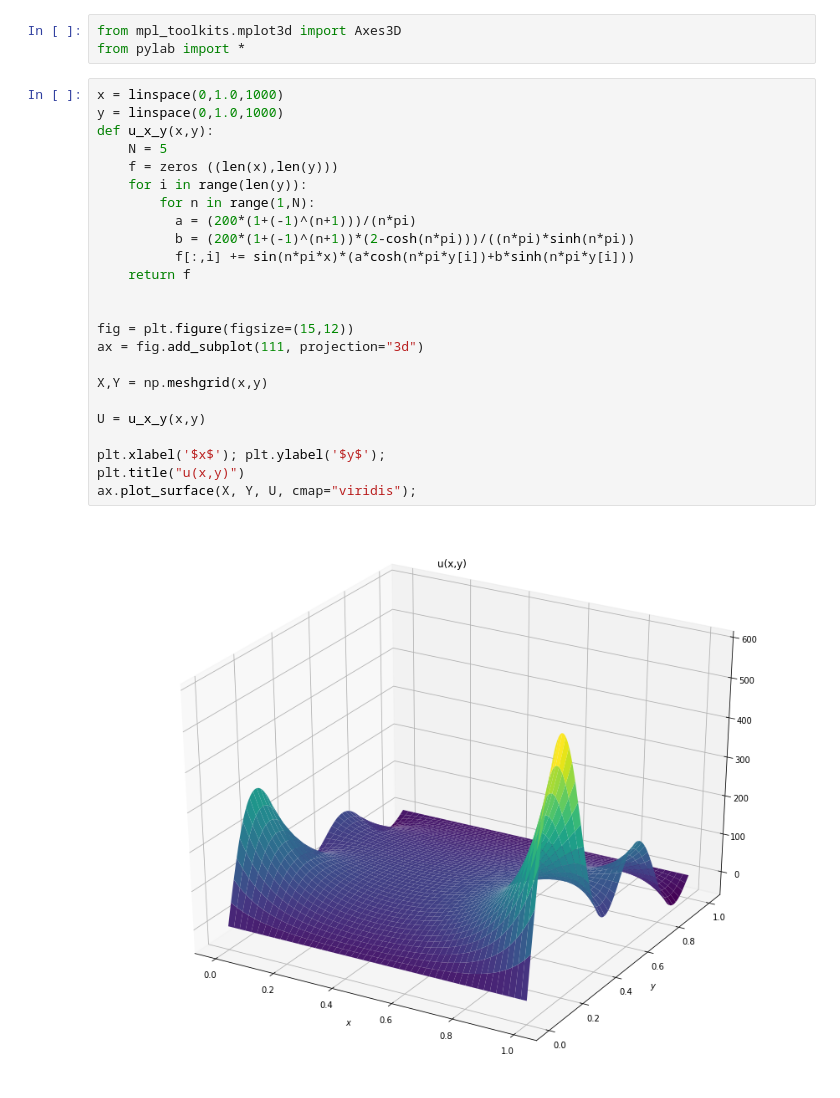
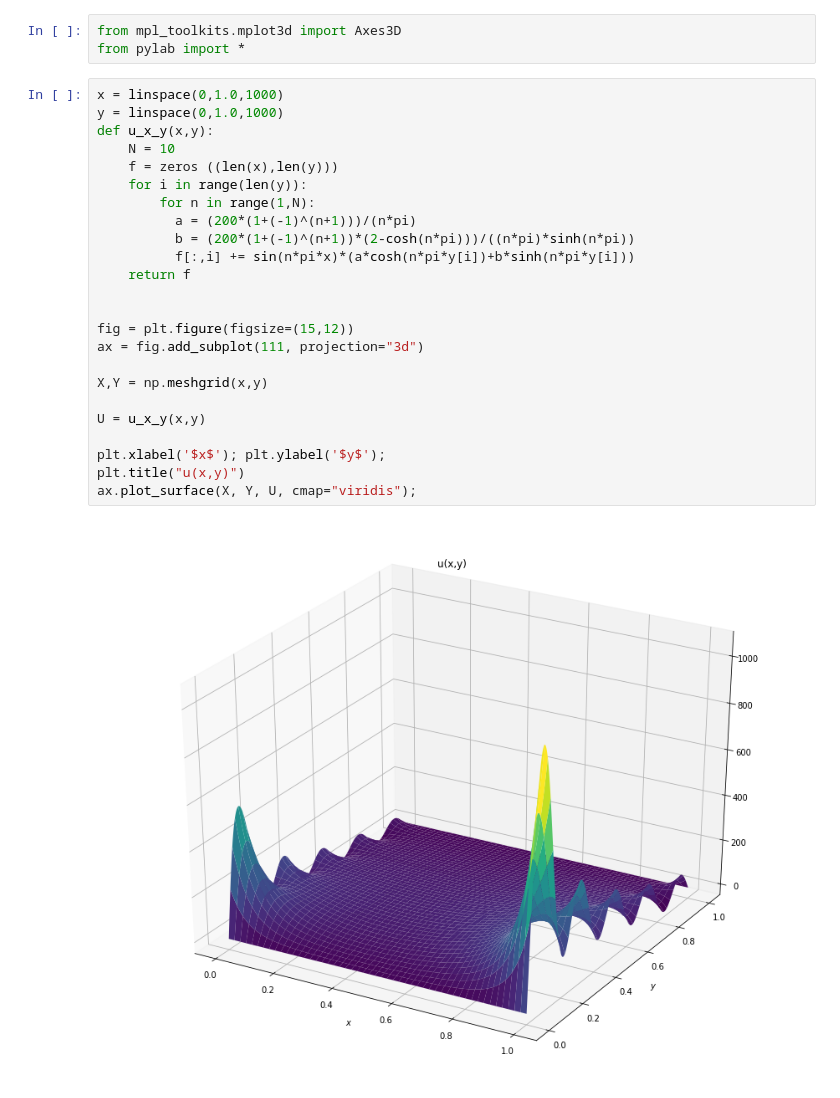
Before and after one commit to Samuelcarbajal/EDP, a Jupyter notebook: Ejercicio_1_Dirichlet_Carbajal_Mares_Samuel.ipynb, the cells around one changed output. Cells and saved outputs as stored; diff of their text form.

```diff
--- a/Ejercicio_1_Dirichlet_Carbajal_Mares_Samuel.ipynb
+++ b/Ejercicio_1_Dirichlet_Carbajal_Mares_Samuel.ipynb
@@ -21,26 +21,26 @@ from pylab import *
 # %%
 x = linspace(0,1.0,1000)
 y = linspace(0,1.0,1000)
 def u_x_y(x,y):
-    N = 5
+    N = 10
     f = zeros ((len(x),len(y)))
     for i in range(len(y)):
         for n in range(1,N):
           a = (200*(1+(-1)^(n+1)))/(n*pi)
           b = (200*(1+(-1)^(n+1))*(2-cosh(n*pi)))/((n*pi)*sinh(n*pi))
           f[:,i] += sin(n*pi*x)*(a*cosh(n*pi*y[i])+b*sinh(n*pi*y[i]))
     return f
 
 
 fig = plt.figure(figsize=(15,12))
 ax = fig.add_subplot(111, projection="3d")
 
 X,Y = np.meshgrid(x,y)
 
 U = u_x_y(x,y)
 
 plt.xlabel('$x$'); plt.ylabel('$y$');
 plt.title("u(x,y)")
 ax.plot_surface(X, Y, U, cmap="viridis");
 # %% [output]
-[figure, old version]
+[figure, new version]
```
